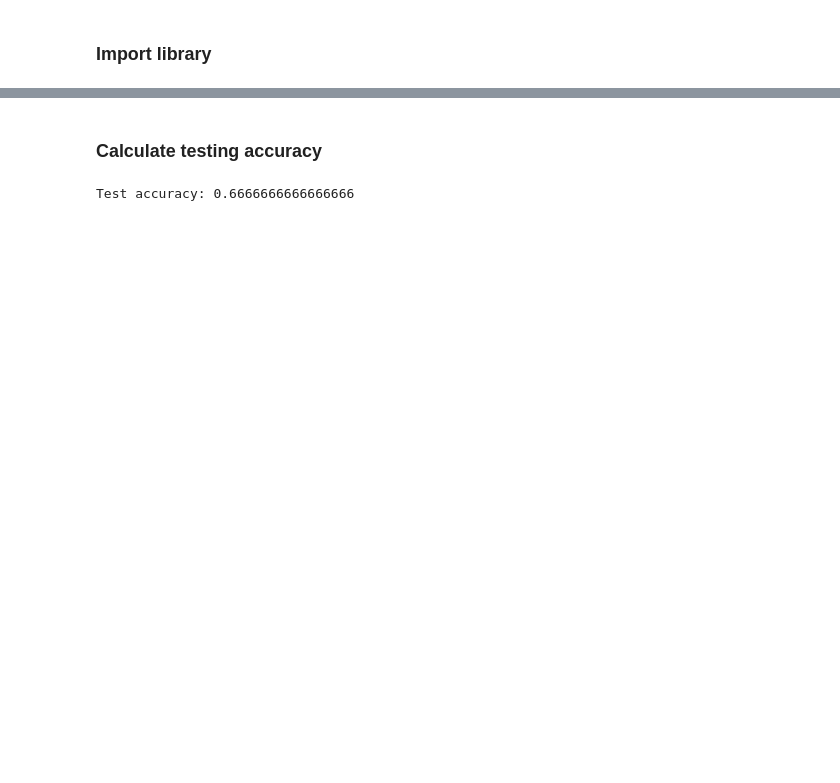
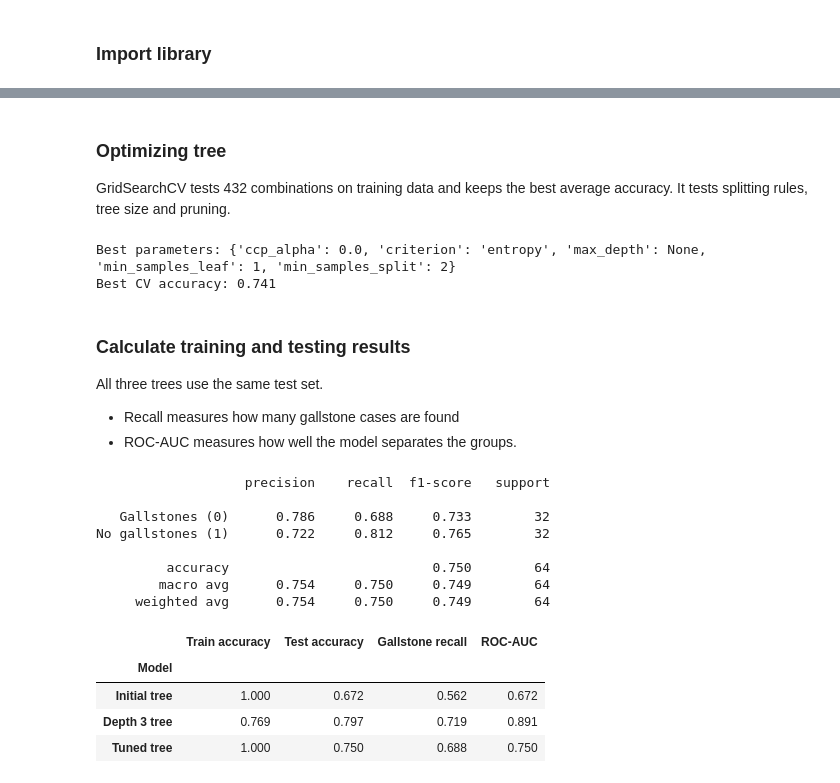
Before and after one commit to aaamainorg/dat540-group1, a Jupyter notebook: Model_decision_tree_dev.ipynb, the cells around one changed output, grey strips where cells are left out. Drawn from its saved outputs; the diff is of its cells as text; code cells hidden in the pictures; blank space fills up the shorter version.

```diff
--- a/Model_decision_tree_dev.ipynb
+++ b/Model_decision_tree_dev.ipynb
@@ -87,4 +65,9 @@ X_train, X_test, y_train, y_test = train_test_split(X, y, test_size=0.3, random_
 # %%
-decision_tree = DecisionTreeClassifier(criterion="gini", random_state=77)
-decision_tree.fit(X_train, y_train) # learning from training data
+X = data[FEATURES] # velger variablene modellen skal bruke
+y = data["Gallstone Status"] # henter fasiten: 0 = gallestein, 1 = ingen gallestein
+X_train, X_test, y_train, y_test = ms.train_test_split( # deler variabler og fasit i to sett
+    X, y, test_size=0.2, random_state=37, stratify=y # setter av 20 % til test med lik klassefordeling
+)
+cv = ms.StratifiedKFold(n_splits=5, shuffle=True, random_state=37) # lager fem faste valideringsfold
+print("Training patients:", len(X_train), "Test patients:", len(X_test)) # viser størrelsen på settene
 # %% [output]
@@ -113,9 +87,59 @@ Smaller tree accuracy: 0.6858858858858858
+# %% [markdown]
+### Optimizing tree
+GridSearchCV tests 432 combinations on training data and keeps the best average accuracy. It tests splitting rules, tree size and pruning.
+# %%
+param_grid = { # samler innstillingene søket skal prøve
+    "criterion": ["gini", "entropy"], # prøver to måter å velge delinger på
+    "max_depth": [2, 3, 4, 5, 6, None], # prøver ulike dybder; None betyr ingen grense
+    "min_samples_split": [2, 10, 20], # minste antall pasienter for å dele en node
+    "min_samples_leaf": [1, 3, 5, 10], # minste antall pasienter i en sluttnode
+    "ccp_alpha": [0.0, 0.005, 0.02] # prøver ulike grader av beskjæring
+}
+grid_search = ms.GridSearchCV(decision_tree, param_grid, cv=cv, # setter opp søket med fem fold
+                              scoring="accuracy", error_score="raise") # velger etter nøyaktighet og stopper ved feil
+grid_search.fit(X_train, y_train) # tester kombinasjonene bare på treningsdata
+best_tree = grid_search.best_estimator_ # henter modellen med best gjennomsnittlig CV-resultat
+print("Best parameters:", grid_search.best_params_) # viser innstillingene søket valgte
+print(f"Best CV accuracy: {grid_search.best_score_:.3f}") # viser modellens beste CV-gjennomsnitt
+# %% [output]
+Best parameters: {'ccp_alpha': 0.0, 'criterion': 'entropy', 'max_depth': None, 'min_samples_leaf': 1, 'min_samples_split': 2}
+Best CV accuracy: 0.741
 # %% [markdown]
-### Calculate testing accuracy
+### Calculate training and testing results
+All three trees use the same test set.
+- Recall measures how many gallstone cases are found
+- ROC-AUC measures how well the model separates the groups.
 # %%
-test_predictions = decision_tree.predict(X_test) # predicts unseen patients
-score = np.sum(y_test == test_predictions) # counts correct answers
-print("Test accuracy:", score / len(y_test)) # calculates accuracy
+models = {"Initial tree": decision_tree, "Depth 3 tree": small_tree, "Tuned tree": best_tree} # samler trærne
+predictions = {} # lagring av modellens svar for testpasientene
+probabilities = {} # lagring av  sannsynligheten for gallestein
+rows = [] # lagring av en enkel resultatlinje per modell
+for name, model in models.items(): # går gjennom alle tre modellene
+    model.fit(X_train, y_train) # trener modellen på treningssettet
+    predictions[name] = model.predict(X_test) # predikerer klassen til testpasientene
+    probabilities[name] = model.predict_proba(X_test)[:, 0] # henter sannsynligheten for klasse 0: gallestein
+    rows.append({ # legger modellens resultater i tabellen
+        "Model": name, "Train accuracy": model.score(X_train, y_train), # lagrer navn og treningsnøyaktighet
+        "Test accuracy": model.score(X_test, y_test), # lagrer nøyaktigheten på testsettet
+        "Gallstone recall": metrics.recall_score(y_test, predictions[name], pos_label=0), # andel gallesteinstilfeller funnet
+        "ROC-AUC": metrics.roc_auc_score(y_test == 0, probabilities[name]) # måler hvor godt gruppene skilles
+    })
+results = pd.DataFrame(rows).set_index("Model") # lager en tabell med modellnavn som radnavn
+print(metrics.classification_report(y_test, predictions["Tuned tree"], # viser detaljer for det tunede treet
+                                    labels=[0, 1], target_names=CLASS_NAMES, digits=3)) # bruker riktige klassenavn
+results.round(3) # viser resultatene med tre desimaler
 # %% [output]
-Test accuracy: 0.6666666666666666
+                   precision    recall  f1-score   support
+
+   Gallstones (0)      0.786     0.688     0.733        32
+No gallstones (1)      0.722     0.812     0.765        32
+
+         accuracy                          0.750        64
+        macro avg      0.754     0.750     0.749        64
+     weighted avg      0.754     0.750     0.749        64
+|  | Train accuracy | Test accuracy | Gallstone recall | ROC-AUC |
+| Model |  |  |  |  |
+| Initial tree | 1.000 | 0.672 | 0.562 | 0.672 |
+| Depth 3 tree | 0.769 | 0.797 | 0.719 | 0.891 |
+| Tuned tree | 1.000 | 0.750 | 0.688 | 0.750 |
 # %% [markdown]
```
Also changed, not shown: parts of 28 cells of this notebook.
